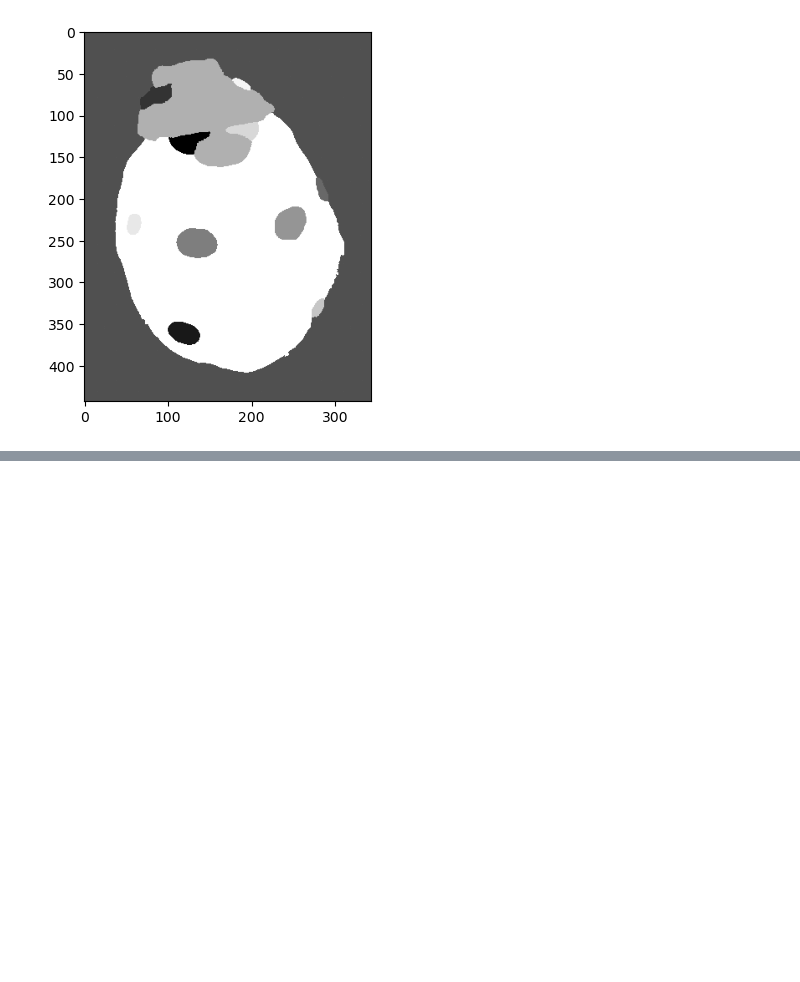
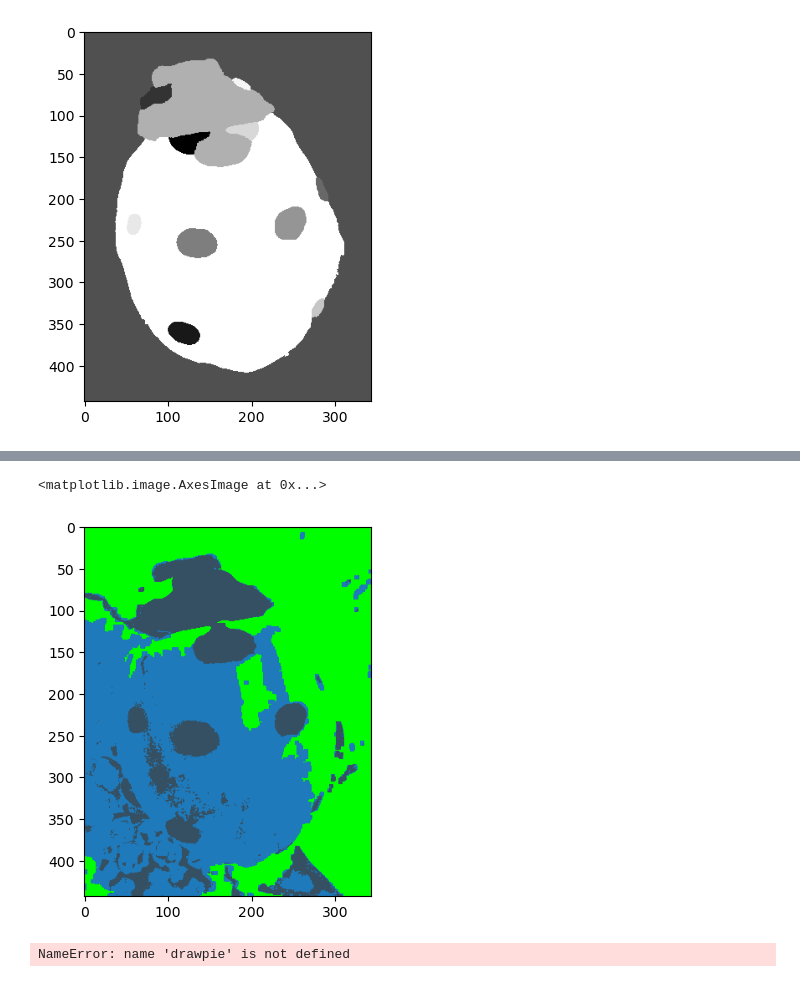
Before and after one commit to PuchToTalk/Ladybug_project, a Jupyter notebook: Project.ipynb, the cells around one changed output, grey strips where cells are left out. Saved outputs shown, nothing was run; the diff lists cells and outputs as text; code cells hidden in the pictures; blank space fills up the shorter version.

Commit message:
Added part 10
Part 10 : exploitation of our segmented images

```diff
--- a/Project.ipynb
+++ b/Project.ipynb
@@ -789,0 +853,25 @@ drawpie(labels,centers)
+# %%
+
+pixel_vals = img.reshape((-1,3))
+# Convert to float type only for supporting cv2.kmean
+pixel_vals = np.float32(pixel_vals)
+
+
+
+
+
+criteria = (cv2.TERM_CRITERIA_EPS + cv2.TERM_CRITERIA_MAX_ITER, 100, 0.85) #criteria
+k = 3 # Choosing number of cluster
+retval, labels, centers = cv2.kmeans(pixel_vals, k, None, criteria, 20, cv2.KMEANS_RANDOM_CENTERS)
+# %%
+centers = np.uint8(centers) # convert data into 8-bit values
+segmented_data = centers[labels.flatten()] # Mapping labels to center points( RGB Value)
+segmented_image = segmented_data.reshape((img.shape)) # reshape data into the original image dimensions
+plt.imshow(segmented_image)
+# %% [output]
+<matplotlib.image.AxesImage at 0x...>
+[figure, added]
+# %%
+drawpie(labels,centers)
+# %% [output]
+NameError: name 'drawpie' is not defined
```
Also changed, not shown: parts of 10 cells of this notebook.
